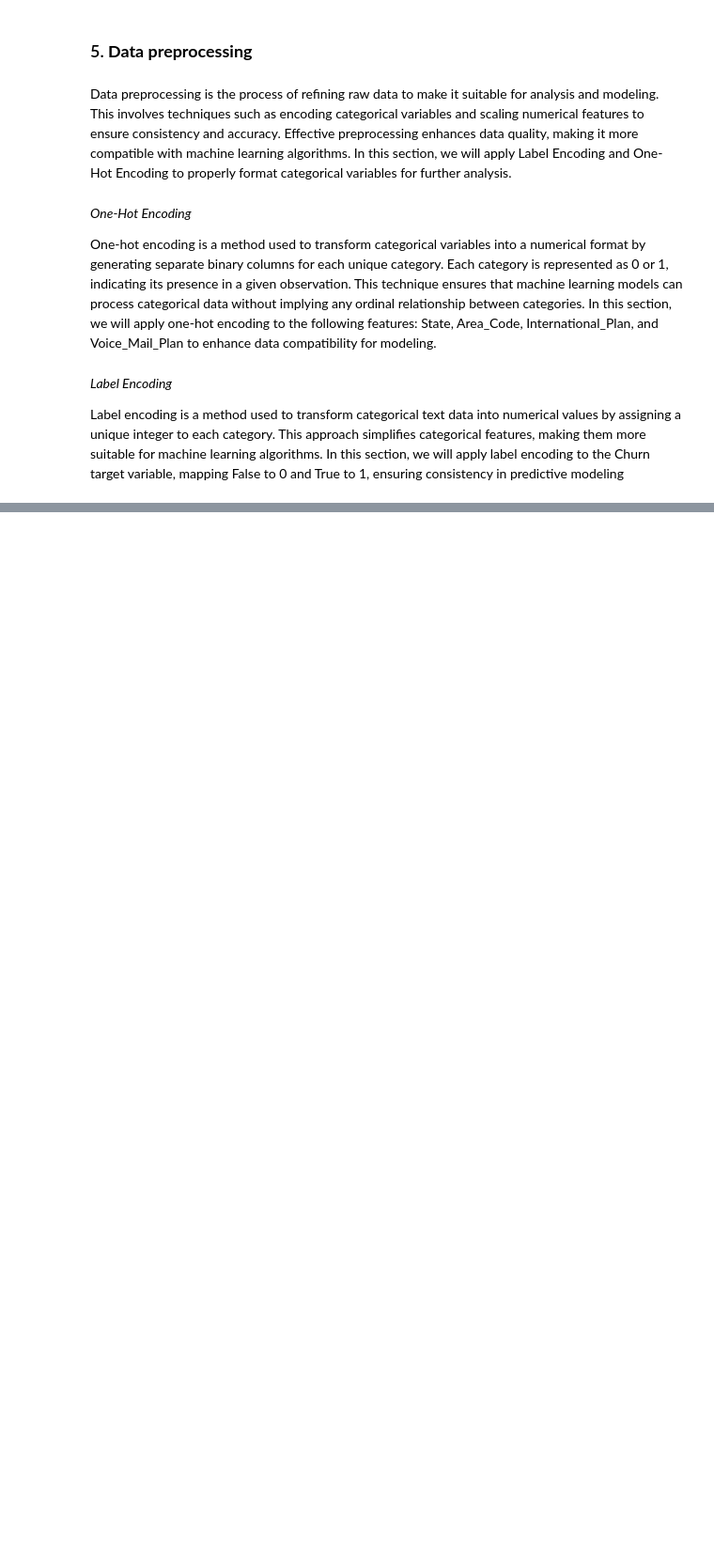
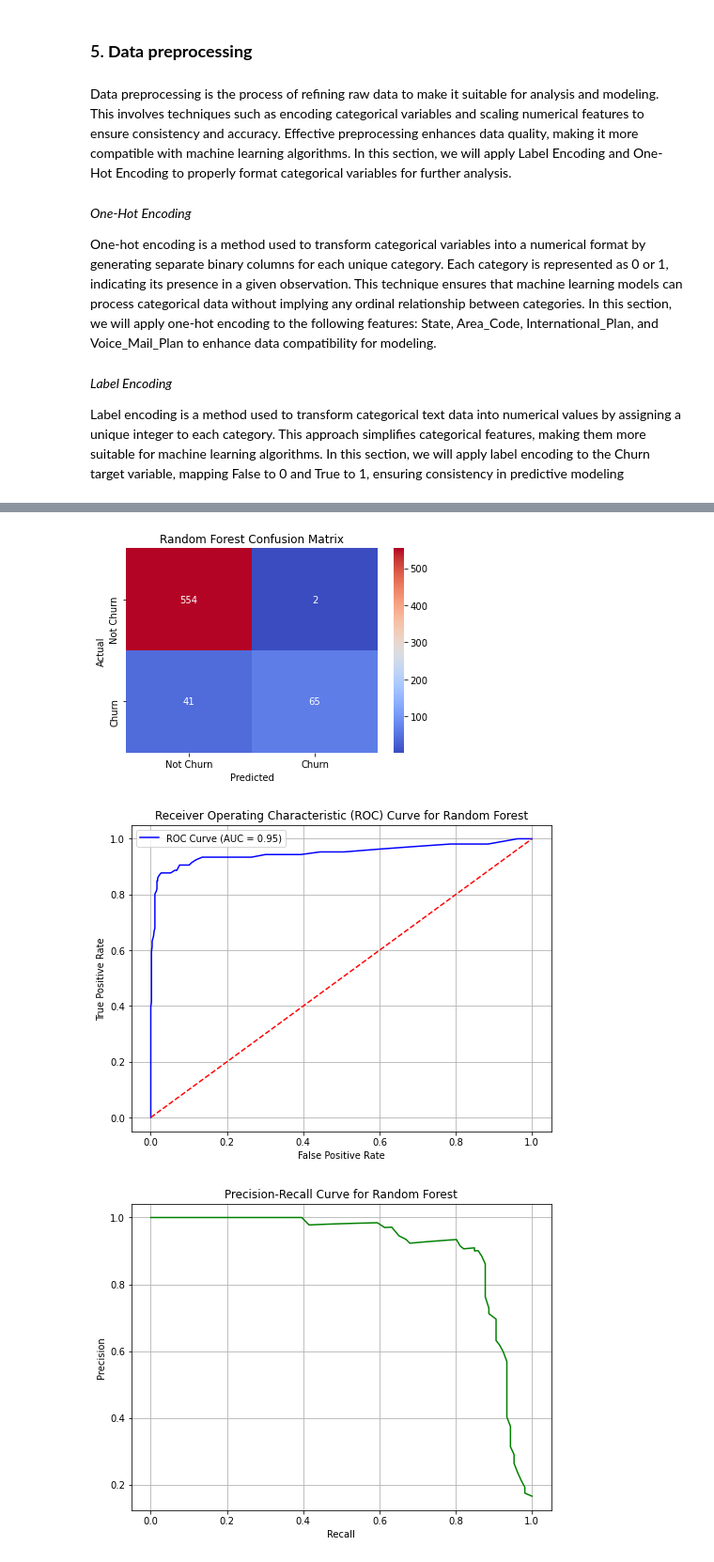
Before and after one commit to KawiraE/Telecom_Churn_Prediction, a Jupyter notebook: notebook.ipynb, the cells around one changed output, grey strips where cells are left out. Shown: that part at 94% size. Saved outputs shown, nothing was run; the diff lists cells and outputs as text; code cells hidden in the pictures; blank space fills up the shorter version.

```diff
--- a/notebook.ipynb
+++ b/notebook.ipynb
@@ -744,0 +859,75 @@ Syria_df['churn'] = label_encoder.fit_transform(Syria_df['churn'])
+# %%
+# Random forest
+from sklearn.preprocessing import StandardScaler, OneHotEncoder
+from sklearn.compose import ColumnTransformer
+from sklearn.pipeline import Pipeline
+from sklearn.model_selection import train_test_split
+
+# Split features and target
+X = Syria_df.drop('churn', axis=1)
+y = Syria_df['churn']
+
+# Step 1: Train-test split
+X_train, X_test, y_train, y_test = train_test_split(X, y, test_size=0.2, random_state=42)
+
+# Step 2: Identify column types
+categorical_cols = X.select_dtypes(include='object').columns.tolist()
+numerical_cols = X.select_dtypes(include='number').columns.tolist()
+
+# Step 3: Preprocessing pipelines
+preprocessor = ColumnTransformer(
+    transformers=[
+        ('num', StandardScaler(), numerical_cols),
+        ('cat', OneHotEncoder(drop='first'), categorical_cols)
+    ]
+)
+
+# Step 4: Fit and transform training and test data
+X_train_processed = preprocessor.fit_transform(X_train)
+X_test_processed = preprocessor.transform(X_test)
+
+# Step 5: Train Random Forest model
+from sklearn.ensemble import RandomForestClassifier
+rf_model = RandomForestClassifier(random_state=42)
+rf_model.fit(X_train_processed, y_train)
+# Step 6: Make predictions
+y_pred_rf = rf_model.predict(X_test_processed)
+
+# Step 7: Evaluate model performance
+from sklearn.metrics import accuracy_score, classification_report, confusion_matrix
+print("Random Forest Model Accuracy:", accuracy_score(y_test, y_pred_rf))
+print("Classification Report:\n", classification_report(y_test, y_pred_rf))
+# 1.Confusion matrix
+cm_rf = confusion_matrix(y_test, y_pred_rf)
+plt.figure(figsize=(6, 4))
+sns.heatmap(cm_rf, annot=True, fmt="d", cmap="coolwarm", xticklabels=["Not Churn", "Churn"], yticklabels=["Not Churn", "Churn"])
+plt.xlabel("Predicted")
+plt.ylabel("Actual")
+plt.title("Random Forest Confusion Matrix")
+plt.show()
+
+#2. ROC- curve and AUC
+from sklearn.metrics import roc_curve, auc
+fpr_rf, tpr_rf, thresholds_rf = roc_curve(y_test, rf_model.predict_proba(X_test_processed)[:, 1])
+roc_auc_rf = auc(fpr_rf, tpr_rf)
+plt.figure(figsize=(8, 6))
+plt.plot(fpr_rf, tpr_rf, color='blue', label=f'ROC Curve (AUC = {roc_auc_rf:.2f})')
+plt.plot([0, 1], [0, 1], color='red', linestyle='--')
+plt.title('Receiver Operating Characteristic (ROC) Curve for Random Forest')
+plt.xlabel('False Positive Rate')
+plt.ylabel('True Positive Rate')
+plt.legend()
+plt.grid()
+plt.show()
+
+# 3.precision-recall curve
+from sklearn.metrics import precision_recall_curve
+precision_rf, recall_rf, thresholds_rf = precision_recall_curve(y_test, rf_model.predict_proba(X_test_processed)[:, 1])
+plt.figure(figsize=(8, 6))
+plt.plot(recall_rf, precision_rf, color='green')
+plt.title('Precision-Recall Curve for Random Forest')
+plt.xlabel('Recall')
+plt.ylabel('Precision')
+plt.grid()
+plt.show()
+# %% [output]
@@ -744,0 +944,3 @@ Syria_df['churn'] = label_encoder.fit_transform(Syria_df['churn'])
+[figure, added]
+[figure, added]
+[figure, added]
```
Also changed, not shown: parts of 64 cells of this notebook.
